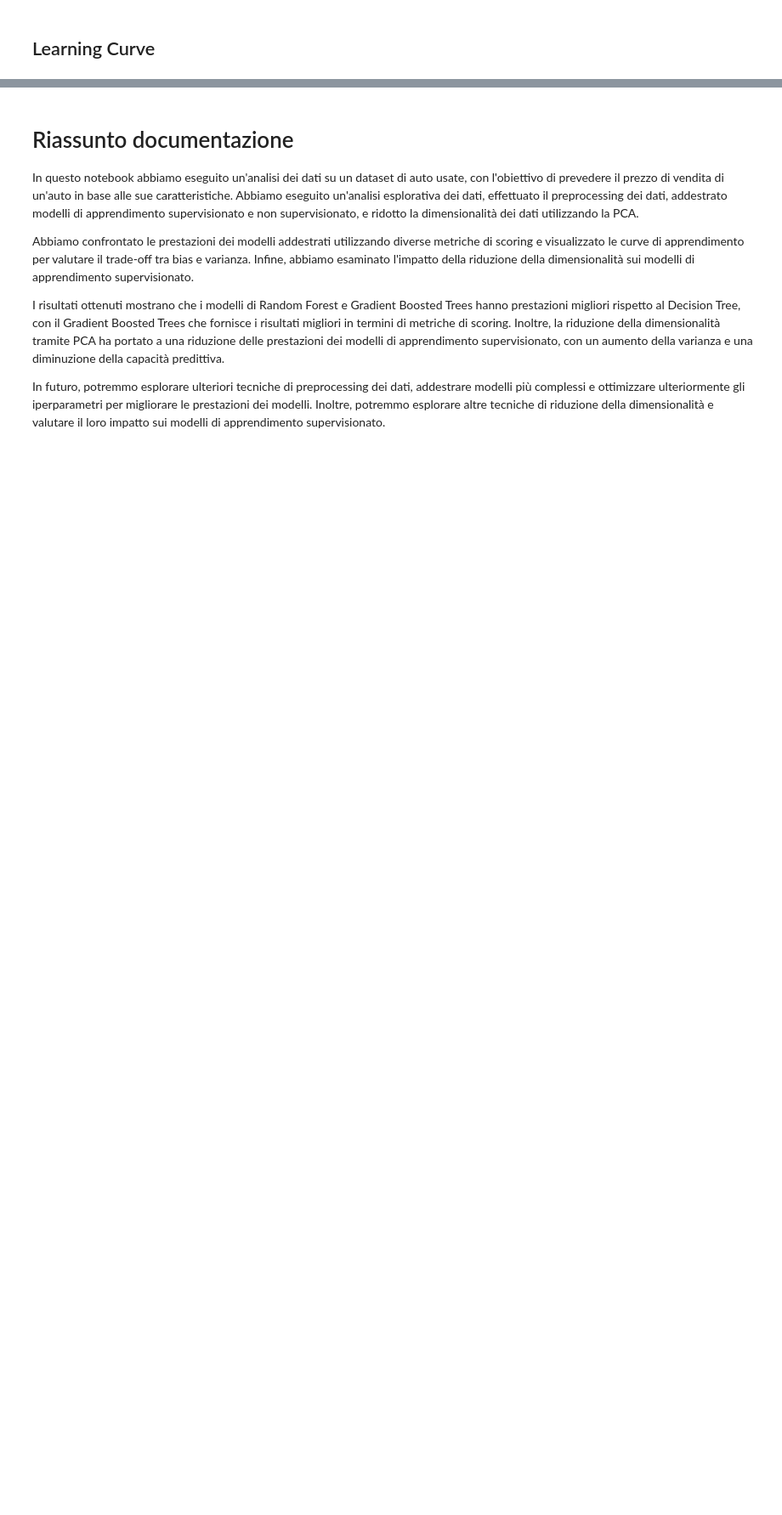
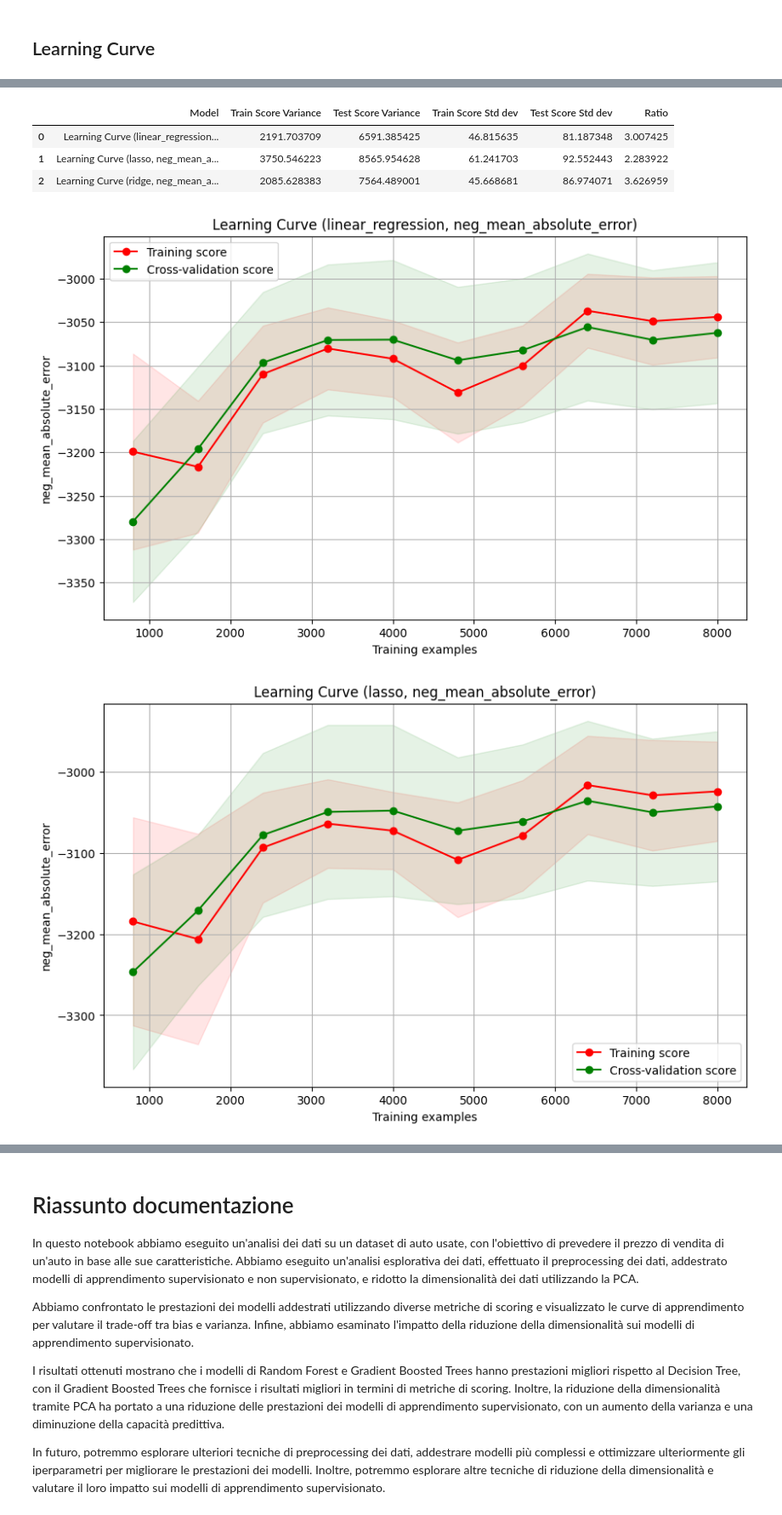
Before and after one commit to val-2/ICon, a Jupyter notebook: ICon/icon.ipynb, the cells around one changed output, grey strips where cells are left out. Shown: that part at 85% size. Cells and saved outputs as stored; diff of their text form; code cells hidden in the pictures; blank space fills up the shorter version.

```diff
--- a/ICon/icon.ipynb
+++ b/ICon/icon.ipynb
@@ -500,0 +522,4 @@ Saved Learning Curve (Gradient Boosted Trees, neg_root_mean_squared_error).png
+# %%
+cv = RepeatedKFold(n_splits=5, n_repeats=3)
+show_learning_curves(results_linear, X, y, cv)
+# %% [output]
@@ -500,0 +552,6 @@ Saved Learning Curve (Gradient Boosted Trees, neg_root_mean_squared_error).png
+|  | Model | Train Score Variance | Test Score Variance | Train Score Std dev | Test Score Std dev | Ratio |
+| 0 | Learning Curve (linear_regression... | 2191.703709 | 6591.385425 | 46.815635 | 81.187348 | 3.007425 |
+| 1 | Learning Curve (lasso, neg_mean_a... | 3750.546223 | 8565.954628 | 61.241703 | 92.552443 | 2.283922 |
+| 2 | Learning Curve (ridge, neg_mean_a... | 2085.628383 | 7564.489001 | 45.668681 | 86.974071 | 3.626959 |
+[figure, added]
+[figure, added]
```
Also changed, not shown: parts of 27 cells of this notebook, 7 other files.
